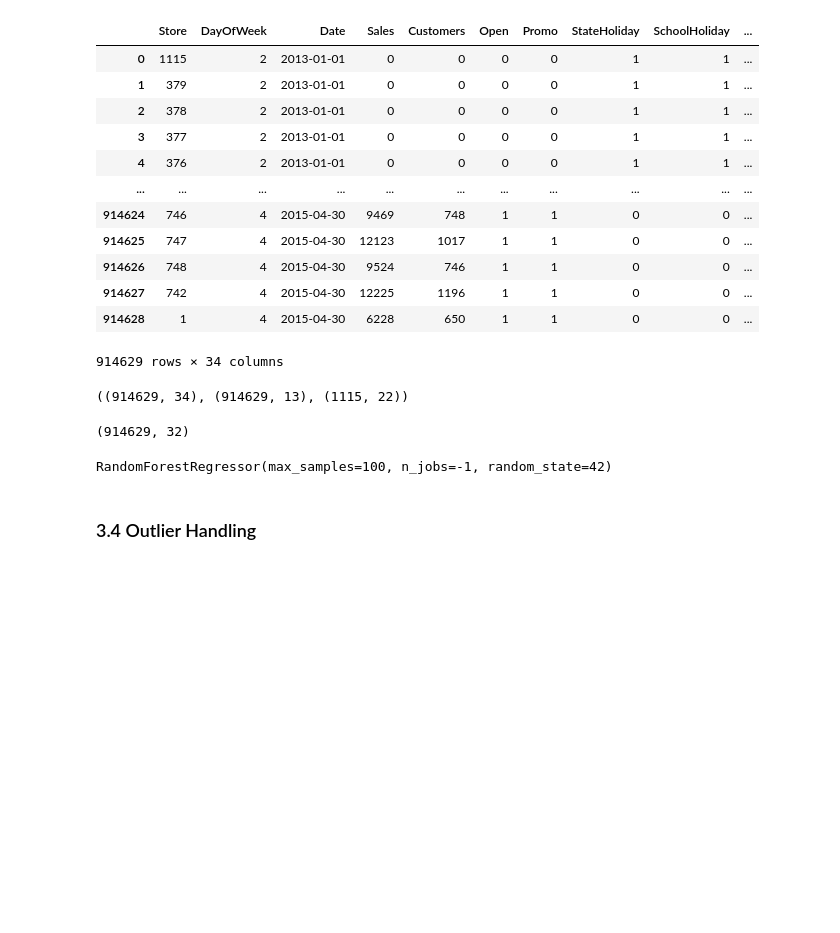
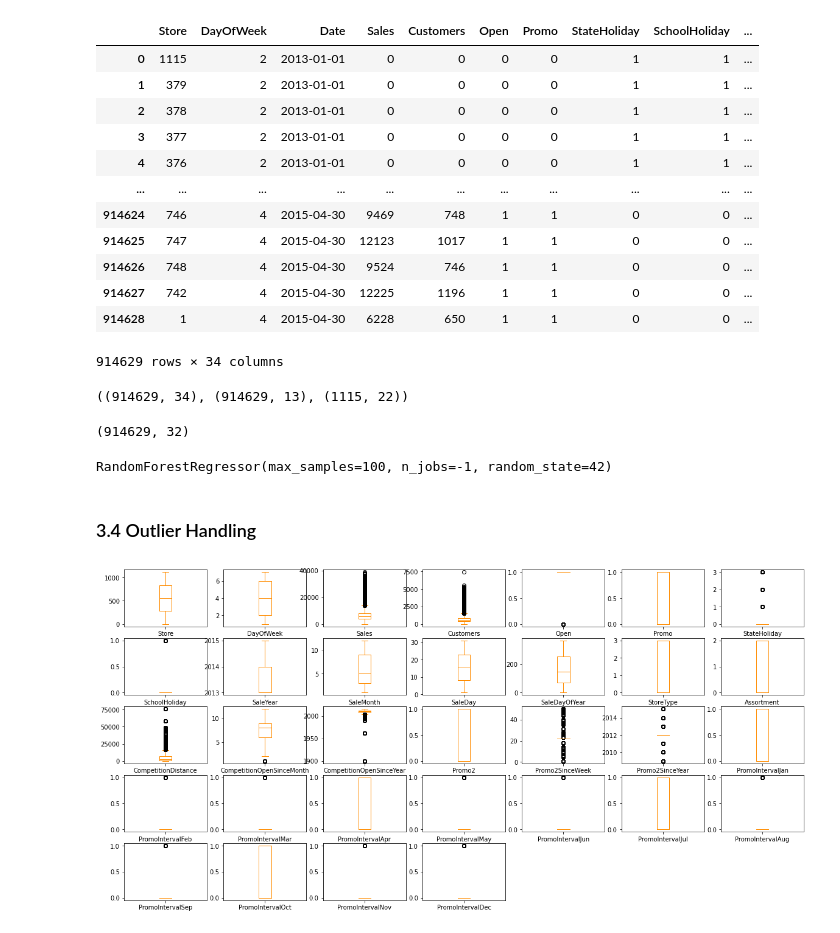
Before and after one commit to mcabanlit/drug-store-chain, a Jupyter notebook: drug-store-sales-prediction.ipynb, the cells around one changed output. Cells and saved outputs as stored; diff of their text form; code cells hidden in the pictures; blank space fills up the shorter version.

```diff
--- a/drug-store-sales-prediction.ipynb
+++ b/drug-store-sales-prediction.ipynb
@@ -500,3 +520,7 @@ model.fit(X_train, y_train)
 RandomForestRegressor(max_samples=100, n_jobs=-1, random_state=42)
 # %% [markdown]
 ### 3.4 Outlier Handling
+# %%
+sales_merged_df.plot(kind='box', subplots=True, layout=(5,7),sharex=False,sharey=False, figsize=(20, 10), color='darkorange');
+# %% [output]
+[figure, added]
```
Also changed, not shown: parts of 31 cells of this notebook.
